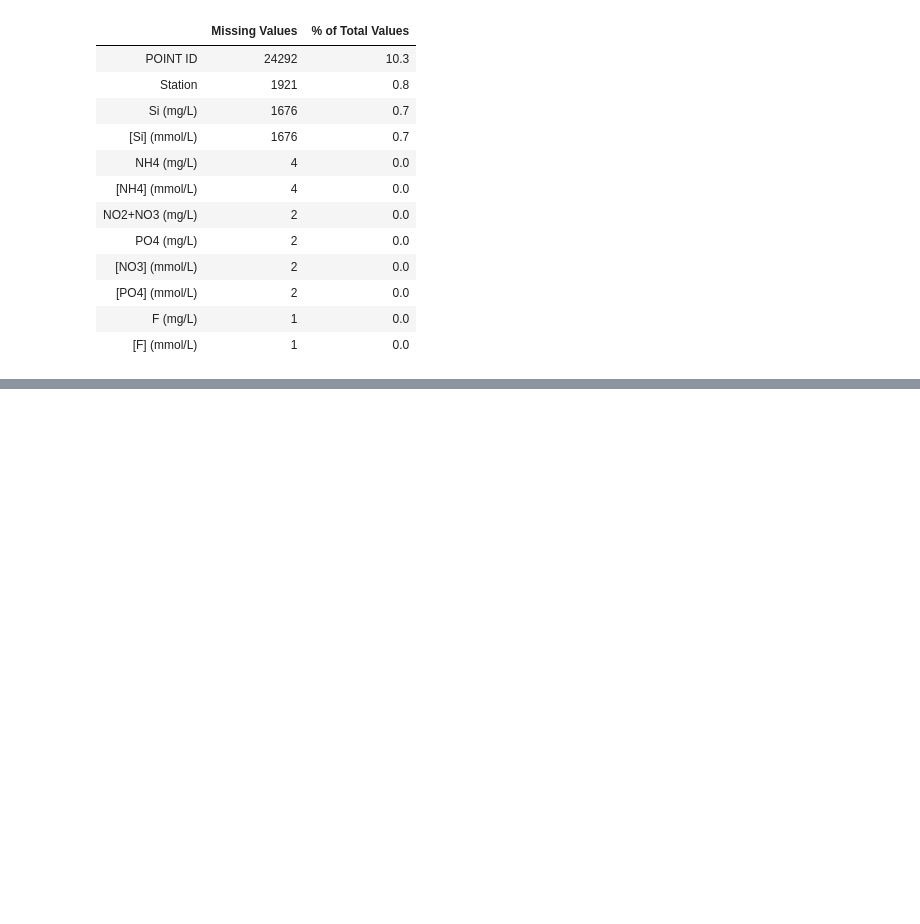
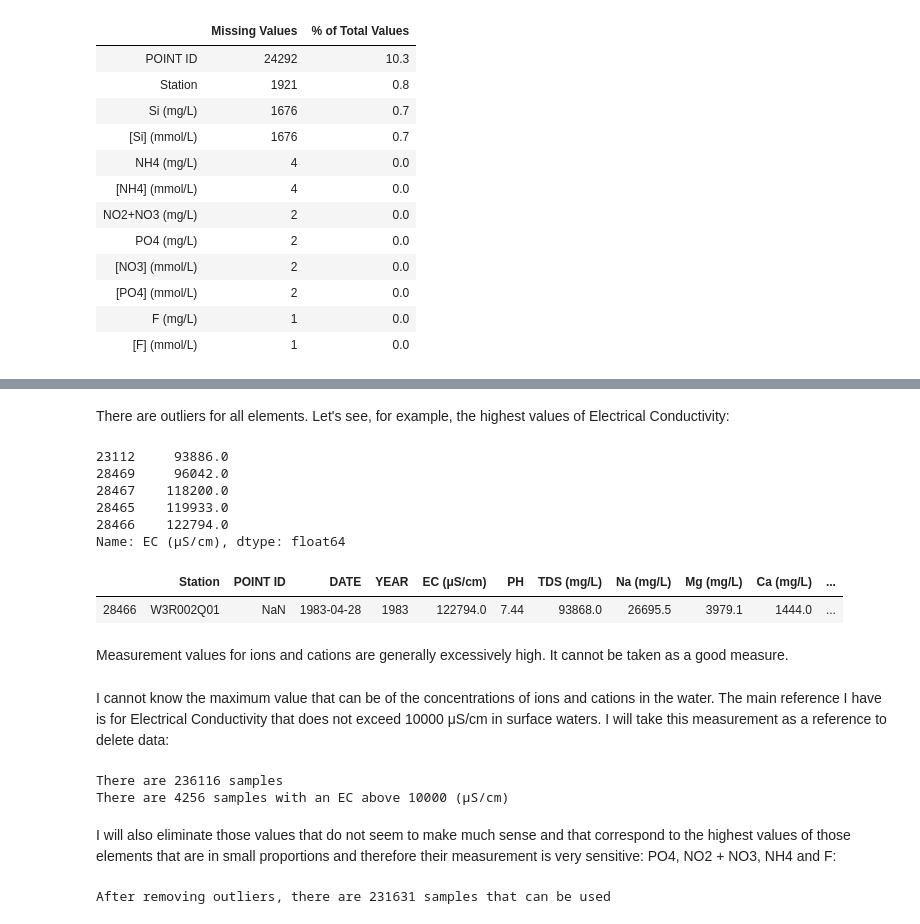
Before and after one commit to elenuskiya/TFM, a Jupyter notebook: Notebooks/00_Cleaning_manipulation_and_unification.ipynb, the cells around one changed output, grey strips where cells are left out. Cells and saved outputs as stored; diff of their text form; code cells hidden in the pictures; blank space fills up the shorter version.

```diff
--- a/Notebooks/00_Cleaning_manipulation_and_unification.ipynb
+++ b/Notebooks/00_Cleaning_manipulation_and_unification.ipynb
@@ -341,0 +457,39 @@ There are 12 columns that have missing values.
+# %% [markdown]
+There are outliers for all elements. Let's see, for example, the highest values of Electrical Conductivity:
+# %%
+chemical_clean["EC (μS/cm)"].dropna().sort_values().tail(5)
+# %% [output]
+23112     93886.0
+28469     96042.0
+28467    118200.0
+28465    119933.0
+28466    122794.0
+Name: EC (μS/cm), dtype: float64
+# %%
+# View the row with the highest value of EC
+chemical_clean.loc[chemical_clean["EC (μS/cm)"]==122794.0]
+# %% [output]
+|  | Station | POINT ID | DATE | YEAR | EC (μS/cm) | PH | TDS (mg/L) | Na (mg/L) | Mg (mg/L) | Ca (mg/L) | ... |
+| 28466 | W3R002Q01 | NaN | 1983-04-28 | 1983 | 122794.0 | 7.44 | 93868.0 | 26695.5 | 3979.1 | 1444.0 | ... |
+# %% [markdown]
+Measurement values for ions and cations are generally excessively high. It cannot be taken as a good measure.
+# %% [markdown]
+I cannot know the maximum value that can be of the concentrations of ions and cations in the water. The main reference I have is for Electrical Conductivity that does not exceed 10000 μS/cm in surface waters. I will take this measurement as a reference to delete data:
+# %%
+print("There are",len(chemical_clean), "samples")
+print("There are", len(chemical_clean[chemical_clean["EC (μS/cm)"]>10000]),
+      "samples with an EC above 10000 (μS/cm)")
+# %% [output]
+There are 236116 samples
+There are 4256 samples with an EC above 10000 (μS/cm)
+# %% [markdown]
+I will also eliminate those values that do not seem to make much sense and that correspond to the highest values of those elements that are in small proportions and therefore their measurement is very sensitive: PO4, NO2 + NO3, NH4 and F:
+# %%
+chemical_clean=chemical_clean[(chemical_clean["EC (μS/cm)"]<10000)&
+                              (chemical_clean["PO4 (mg/L)"]<10) &
+                               (chemical_clean["NO2+NO3 (mg/L)"]<40)&
+                               (chemical_clean["NH4 (mg/L)"]<20)&
+                             (chemical_clean["F (mg/L)"]<30) ]
+print("After removing outliers, there are", len(chemical_clean), "samples that can be used")
+# %% [output]
+After removing outliers, there are 231631 samples that can be used
```
Also changed, not shown: parts of 8 cells of this notebook.
